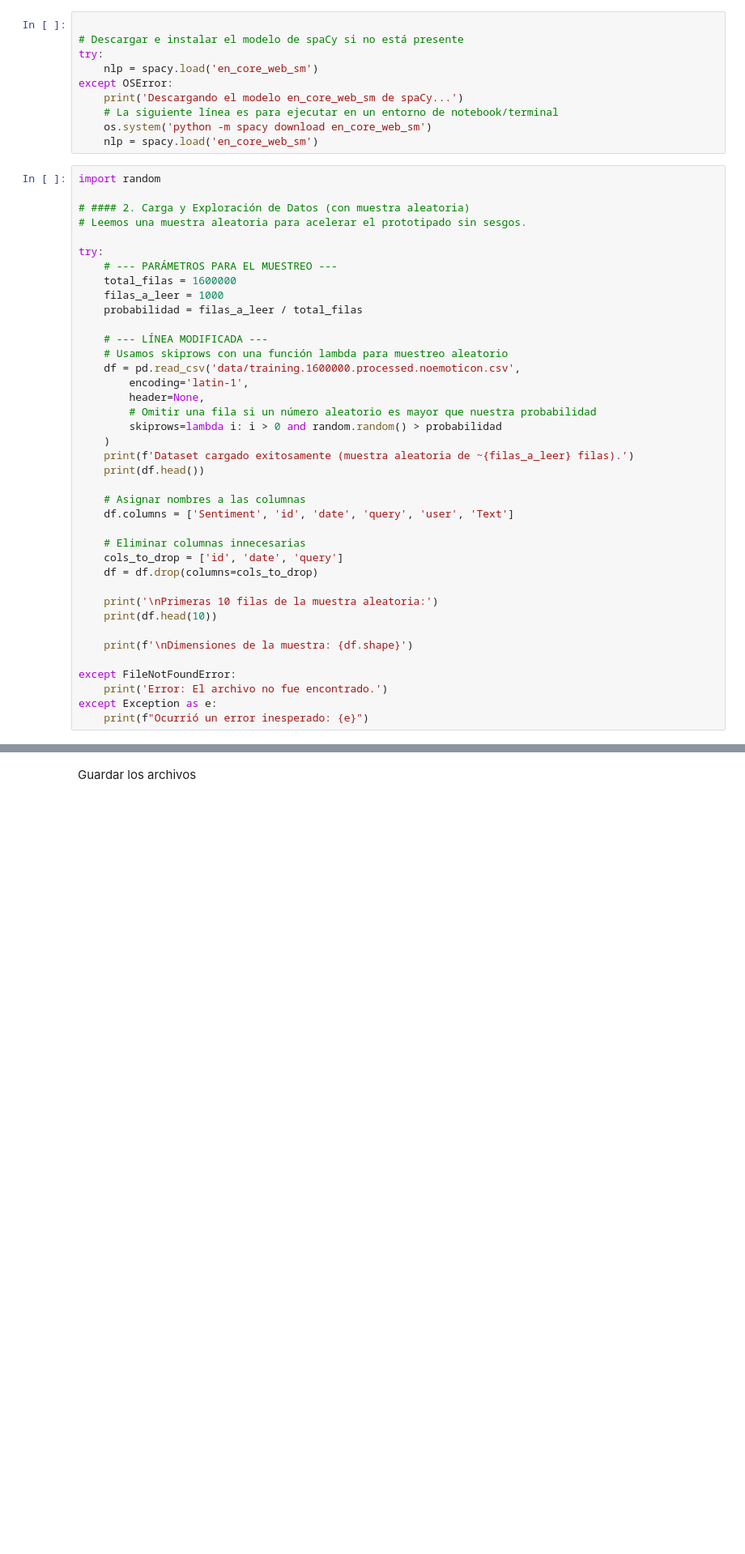
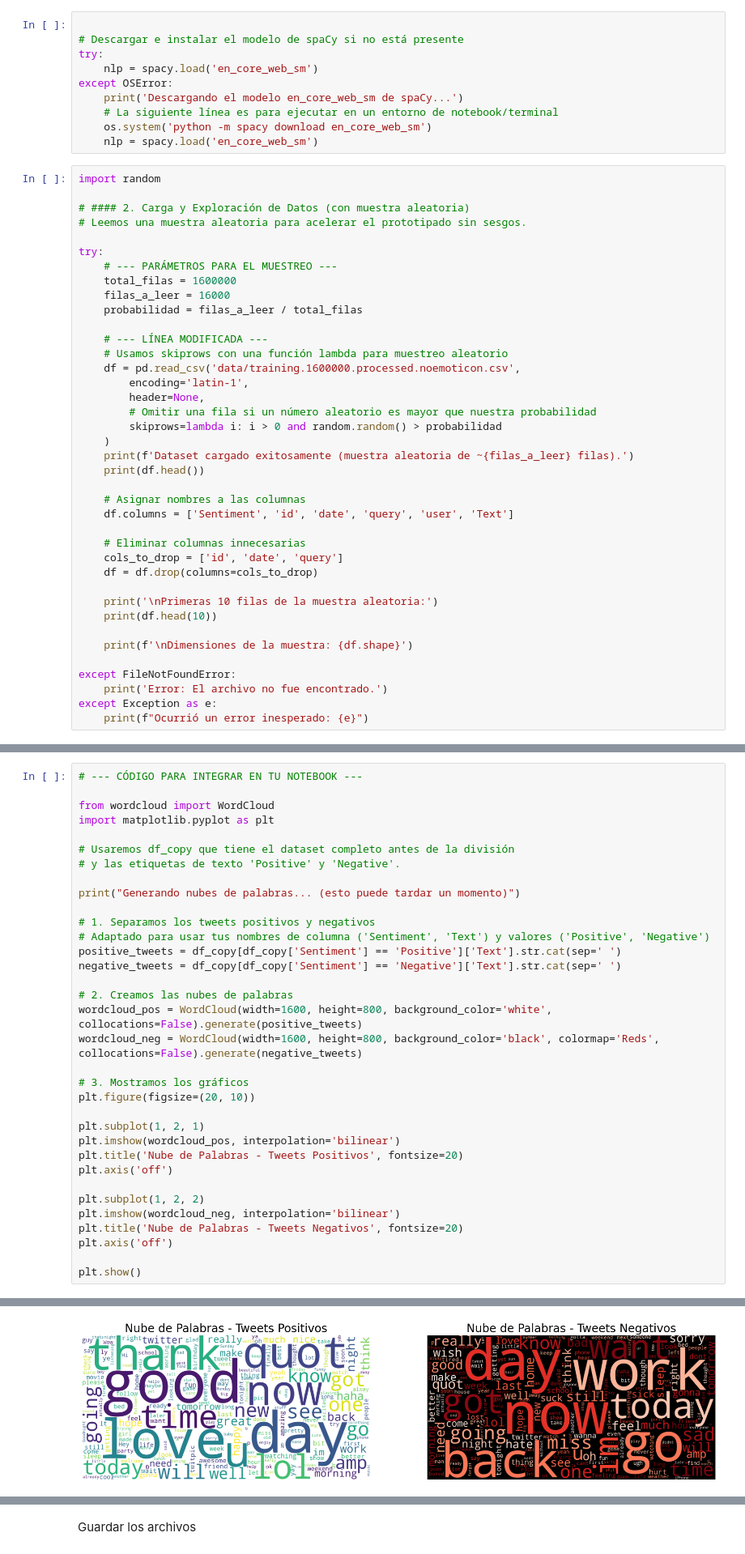
Before and after one commit to Schimizzi/TP3UP_sentiment_prediction, a Jupyter notebook: NLP_TP3_v1.ipynb, the cells around one changed output, grey strips where cells are left out. Shown: that part at 81% size. Cells and saved outputs as stored; diff of their text form; blank space fills up the shorter version.

Commit message:
add_wordcloud

```diff
--- a/NLP_TP3_v1.ipynb
+++ b/NLP_TP3_v1.ipynb
@@ -36,7 +30,7 @@ import random
 try:
     # --- PARÁMETROS PARA EL MUESTREO ---
     total_filas = 1600000
-    filas_a_leer = 1000
+    filas_a_leer = 16000
     probabilidad = filas_a_leer / total_filas
 
     # --- LÍNEA MODIFICADA ---
@@ -104 +98,36 @@ Positive    486
 Name: count, dtype: int64
+# %%
+# --- CÓDIGO PARA INTEGRAR EN TU NOTEBOOK ---
+
+from wordcloud import WordCloud
+import matplotlib.pyplot as plt
+
+# Usaremos df_copy que tiene el dataset completo antes de la división
+# y las etiquetas de texto 'Positive' y 'Negative'.
+
+print("Generando nubes de palabras... (esto puede tardar un momento)")
+
+# 1. Separamos los tweets positivos y negativos
+# Adaptado para usar tus nombres de columna ('Sentiment', 'Text') y valores ('Positive', 'Negative')
+positive_tweets = df_copy[df_copy['Sentiment'] == 'Positive']['Text'].str.cat(sep=' ')
+negative_tweets = df_copy[df_copy['Sentiment'] == 'Negative']['Text'].str.cat(sep=' ')
+
+# 2. Creamos las nubes de palabras
+wordcloud_pos = WordCloud(width=1600, height=800, background_color='white', collocations=False).generate(positive_tweets)
+wordcloud_neg = WordCloud(width=1600, height=800, background_color='black', colormap='Reds', collocations=False).generate(negative_tweets)
+
+# 3. Mostramos los gráficos
+plt.figure(figsize=(20, 10))
+
+plt.subplot(1, 2, 1)
+plt.imshow(wordcloud_pos, interpolation='bilinear')
+plt.title('Nube de Palabras - Tweets Positivos', fontsize=20)
+plt.axis('off')
+
+plt.subplot(1, 2, 2)
+plt.imshow(wordcloud_neg, interpolation='bilinear')
+plt.title('Nube de Palabras - Tweets Negativos', fontsize=20)
+plt.axis('off')
+
+plt.show()
+# %% [output]
@@ -105,3 +135,4 @@ Name: count, dtype: int64
+[figure, added]
 # %%
 
 # #### 4. Preprocesamiento de Texto
```
Also changed, not shown: parts of 10 cells of this notebook, 5 other files.
